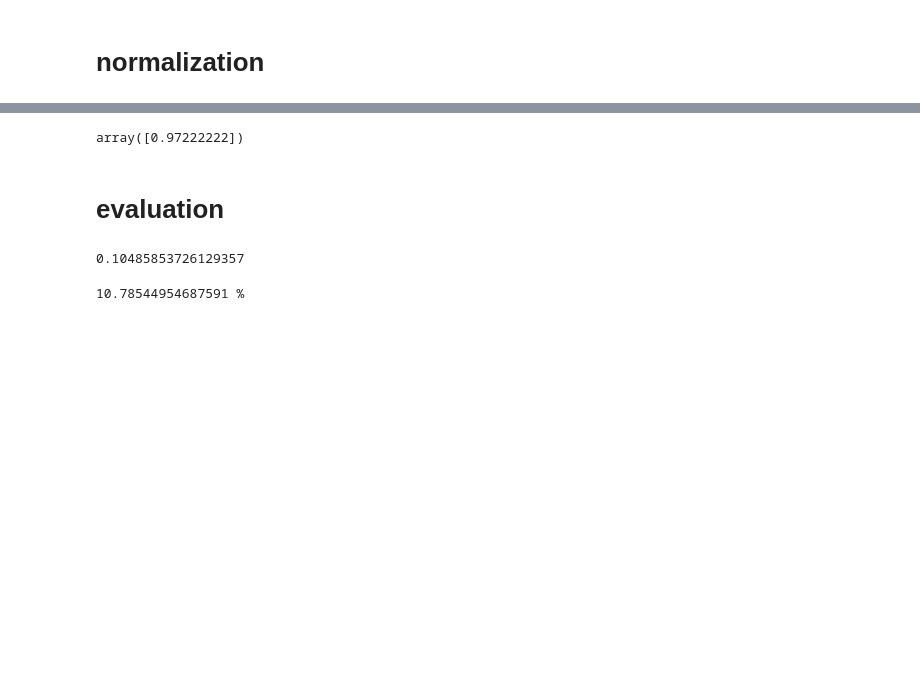
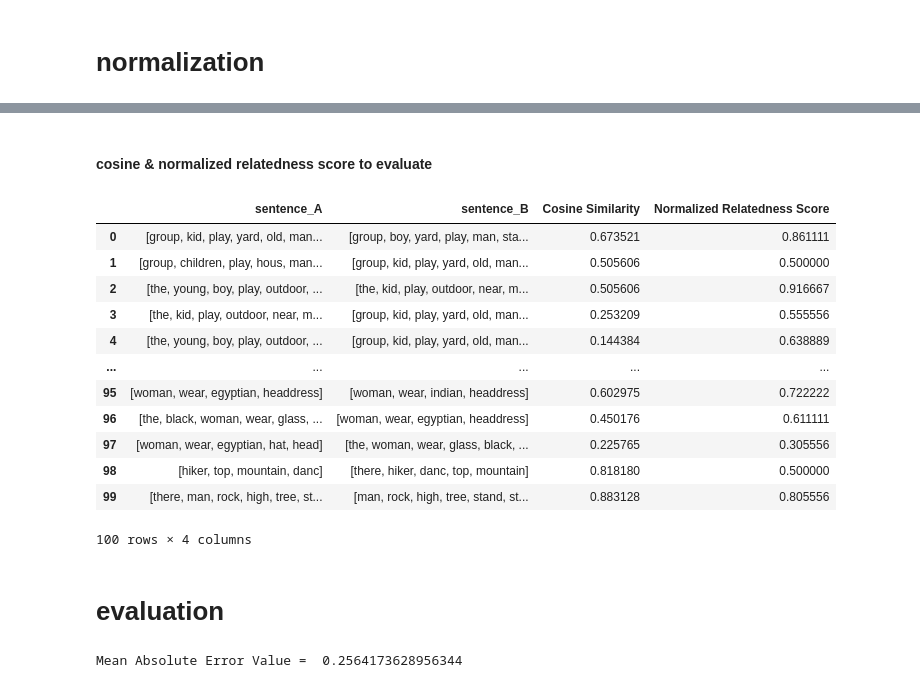
Before and after one commit to laras310/NLP, a Jupyter notebook: model.ipynb, the cells around one changed output, grey strips where cells are left out. Drawn from its saved outputs; the diff is of its cells as text; code cells hidden in the pictures; blank space fills up the shorter version.

```diff
--- a/model.ipynb
+++ b/model.ipynb
@@ -400,0 +420,5 @@ Shape: (100, 1), dtype: float64
+# %%
+norm = data.copy()
+
+relate_score = norm.drop(columns=['pair_ID', 'sentence_A', 'sentence_B', 'entailment_judgment'])
+relate_score
@@ -401,18 +439,29 @@ Shape: (100, 1), dtype: float64
+# %% [markdown]
+#### cosine & normalized relatedness score to evaluate
 # %%
 scaler = MinMaxScaler()
-scaled = scaler.fit_transform(norm)
-scaled[11]
+scaled = scaler.fit_transform(relate_score)
+norm_res = pd.DataFrame(scaled)
+data_tf['Normalized Relatedness Score'] = norm_res
+data_tf
 # %% [output]
+|  | sentence_A | sentence_B | Cosine Similarity | Normalized Relatedness Score |
+| 0 | [group, kid, play, yard, old, man... | [group, boy, yard, play, man, sta... | 0.673521 | 0.861111 |
+| 1 | [group, children, play, hous, man... | [group, kid, play, yard, old, man... | 0.505606 | 0.500000 |
+| 2 | [the, young, boy, play, outdoor, ... | [the, kid, play, outdoor, near, m... | 0.505606 | 0.916667 |
+| 3 | [the, kid, play, outdoor, near, m... | [group, kid, play, yard, old, man... | 0.253209 | 0.555556 |
+| 4 | [the, young, boy, play, outdoor, ... | [group, kid, play, yard, old, man... | 0.144384 | 0.638889 |
+| ... | ... | ... | ... | ... |
+| 95 | [woman, wear, egyptian, headdress] | [woman, wear, indian, headdress] | 0.602975 | 0.722222 |
+| 96 | [the, black, woman, wear, glass, ... | [woman, wear, egyptian, headdress] | 0.450176 | 0.611111 |
+| 97 | [woman, wear, egyptian, hat, head] | [the, woman, wear, glass, black, ... | 0.225765 | 0.305556 |
+| 98 | [hiker, top, mountain, danc] | [there, hiker, danc, top, mountain] | 0.818180 | 0.500000 |
+| 99 | [there, man, rock, high, tree, st... | [man, rock, high, tree, stand, st... | 0.883128 | 0.805556 |
-array([0.97222222])
+100 rows × 4 columns
 # %% [markdown]
 # evaluation
-# %%
-error_mae = mae(scaled[11], data_tf.iloc[11,5])
-error_mae
-# %% [output]
-0.10485853726129357
-# %%
-error_mape = mape(scaled[11], data_tf.iloc[11,5])
-print(error_mape*100,'%')
-# %% [output]
-10.78544954687591 %
+# %%
+eval = mae(scaled, similarity)
+print('Mean Absolute Error Value = ', eval)
+# %% [output]
+Mean Absolute Error Value =  0.2564173628956344
```
Also changed, not shown: parts of 23 cells of this notebook.
